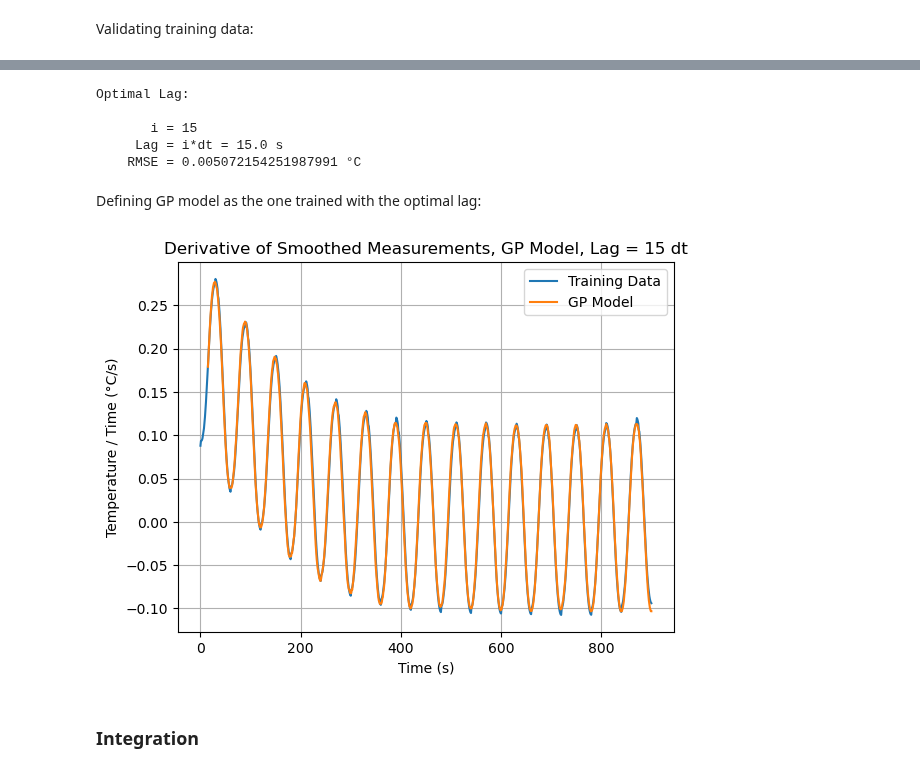
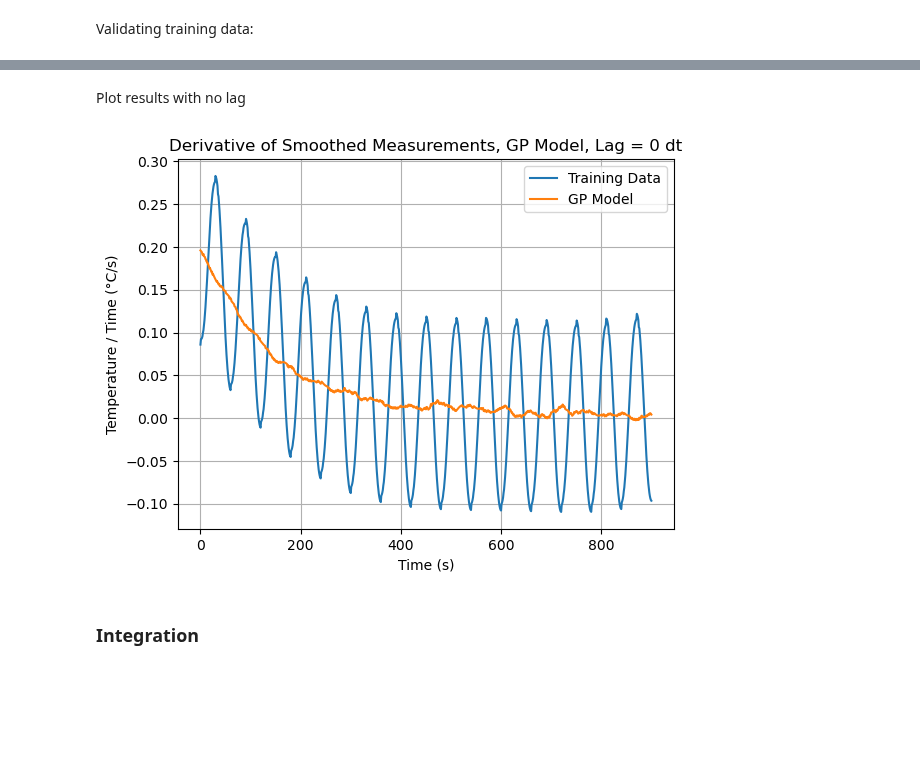
Before and after one commit to jakekrell/FoKL-GPy, a Jupyter notebook: examples/pyomo_tclab/pyomo_tclab_v6.ipynb, the cells around one changed output, grey strips where cells are left out. Cells and saved outputs as stored; diff of their text form; code cells hidden in the pictures; blank space fills up the shorter version.

Commit message:
No lag model is not working well

```diff
--- a/examples/pyomo_tclab/pyomo_tclab_v6.ipynb
+++ b/examples/pyomo_tclab/pyomo_tclab_v6.ipynb
@@ -255,6 +201,5 @@ Repeat:
 # %%
-for i in range(9, 18):
-    GPs_dT.append(FoKLRoutines.FoKL(kernel=1, UserWarnings=False, aic=True))
-    print(f"\nTraining with lag of {i} time steps:")
-    GPs_dT[i].fit([TS1[i::], Q1f(tvec[:-i])], dTS1[i::], clean=True)
+GP_dT = FoKLRoutines.FoKL(kernel=1, UserWarnings=False, aic=True)
+print("Training with no lag:")
+GP_dT.fit([TS1, Q1], dTS1, clean=True)
 # %% [output]
@@ -345,36 +221,19 @@ def _rmse(targets, predictions):
-# %%
-RMSEs = []
-for i in range(len(dTS1_GPs)):
-    RMSEs.append(_rmse(dTS1[i::], dTS1_GPs[i]))
-
-i_opt = np.argmin(RMSEs)  # optimal lag
-print(f"Optimal Lag:\n\n\
-       i = {i_opt}\n\
-     Lag = i*dt = {i_opt * dt} s\n\
-    RMSE = {RMSEs[i_opt]} °C")
-# %% [output]
-Optimal Lag:
-
-       i = 15
-     Lag = i*dt = 15.0 s
-    RMSE = 0.005072154251987991 °C
-# %% [markdown]
-Defining GP model as the one trained with the optimal lag:
+# %%
+dTS1_GP = GP_dT.evaluate()
+# %% [markdown]
+Plot results with no lag
 # %%
-GP_dT = GPs_dT[i_opt]
-dTS1_GP = dTS1_GPs[i_opt]  # == GP_dT.evaluate()
-
 %matplotlib inline
 plt.figure()
 plt.plot(tvec, dTS1)
-plt.plot(tvec[i_opt::], dTS1_GP)
-plt.title(f"Derivative of Smoothed Measurements, GP Model, Lag = {i_opt} dt")
+plt.plot(tvec, dTS1_GP)
+plt.title(f"Derivative of Smoothed Measurements, GP Model, Lag = {0} dt")
 plt.xlabel('Time (s)')
 plt.ylabel('Temperature / Time (°C/s)')
 plt.legend(['Training Data', 'GP Model'])
 plt.grid()
 # %% [output]
-[figure, old version]
+[figure, new version]
 # %% [markdown]
 ### Integration
 # %%
```
Also changed, not shown: parts of 38 cells of this notebook.
